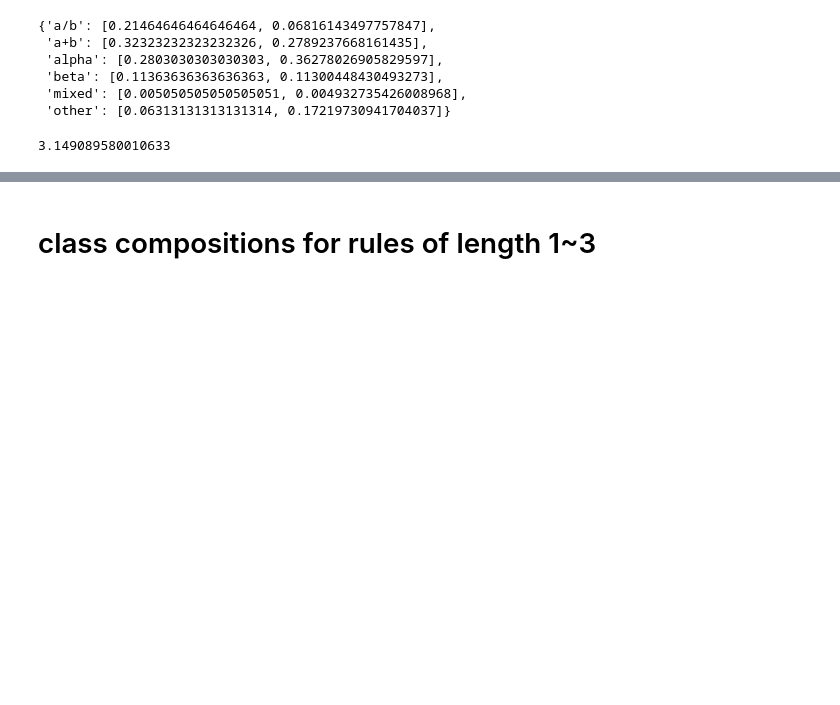
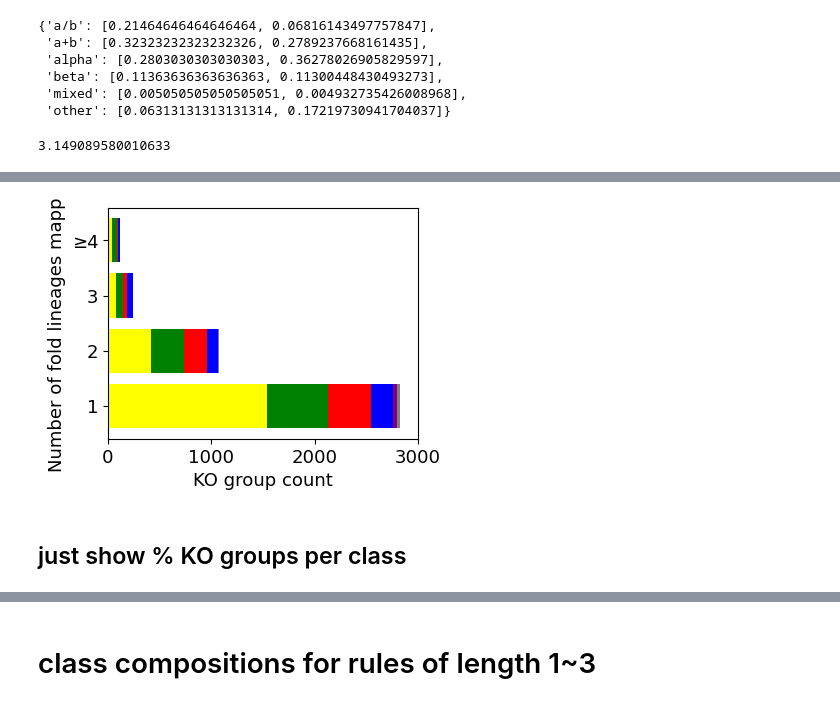
Before and after one commit to tseamuscorlett/enzyme-gated-network-expansion, a Jupyter notebook: extra_analyses.ipynb, the cells around one changed output, grey strips where cells are left out. Cells and saved outputs as stored; diff of their text form; code cells hidden in the pictures; blank space fills up the shorter version.

```diff
--- a/extra_analyses.ipynb
+++ b/extra_analyses.ipynb
@@ -734,0 +1009,4 @@ data
+# %%
+for ko, rule in ko2rule.items():
+    if len(rule) > 2:
+        print(ko, rule, '=>', {s for s in rule if not any(s < other for other in rule)})  # only keep biggest set if subsets exist
@@ -734,0 +1048,7 @@ data
+# %%
+count = 0
+for ko, rule in ko2rule_clean.items():
+    if len(rule) > 1:
+        print(ko, rule)
+        count += 1
+print(count)
@@ -734,0 +1073,3 @@ data
+# %%
+ko2rule_solo = {k:next(iter(v)) for k,v in ko2rule_clean.items() if len(v) == 1}
+len(ko2rule_solo)
@@ -734,0 +1078,6 @@ data
+# %%
+rule1 = [rule for rule in ko2rule_solo.values() if len(rule) == 1]
+rule2 = [rule for rule in ko2rule_solo.values() if len(rule) == 2]
+rule3 = [rule for rule in ko2rule_solo.values() if len(rule) == 3]
+rule4plus = [rule for rule in ko2rule_solo.values() if len(rule) > 3]
+len(rule1), len(rule2), len(rule3), len(rule4plus), len(rule1 + rule2 + rule3 + rule4plus)  # must add up to 4265
@@ -734,0 +1114,46 @@ data
+# %%
+dict1 = class2rulesNum1
+dict2 = class2rulesNum2
+dict3 = class2rulesNum3
+dict4 = class2rulesNum4plus
+
+dicts = [dict1, dict2, dict3, dict4]
+
+# Keys for the bar chart
+keys = list(dict1.keys())
+
+# Normalize each dictionary
+fractions = [{key: value for key, value in d.items()} for d in dicts]
+
+# Data for stacked bar chart
+data = {key: [fractions[i][key] for i in range(len(dicts))] for key in keys}
+
+# Plot horizontal stacked bar chart
+fig, ax = plt.subplots(figsize=(4, 3))
+
+# Positions for each bar group
+y = np.arange(len(dicts))
+
+# Plot each category as a stack with custom colors
+left = np.zeros(len(dicts))
+for key in keys:
+    values = data[key]
+    ax.barh(y, values, left=left, label=key, color=class2color[key])
+    left += values  # Update left for stacking
+
+# Add labels and legend
+ax.set_yticks(y)
+ax.set_yticklabels(['1', '2', '3', '≥4'], fontsize=13)
+ax.set_xticks([0, 1000, 2000, 3000])  # Set tick positions
+ax.set_xticklabels(['0', '1000', '2000', '3000'], fontsize=13)
+
+# ax.legend(bbox_to_anchor=(1.05, 1))
+plt.ylabel('Number of fold lineages mapped', fontsize=13)
+plt.xlabel('KO group count', fontsize=13)
+
+# plt.savefig('KOgroups_class_fractions.svg', dpi=300, bbox_inches='tight')
+plt.show()
+# %% [output]
+[figure, added]
+# %% [markdown]
+## just show % KO groups per class
```
Also changed, not shown: parts of 57 cells of this notebook.
